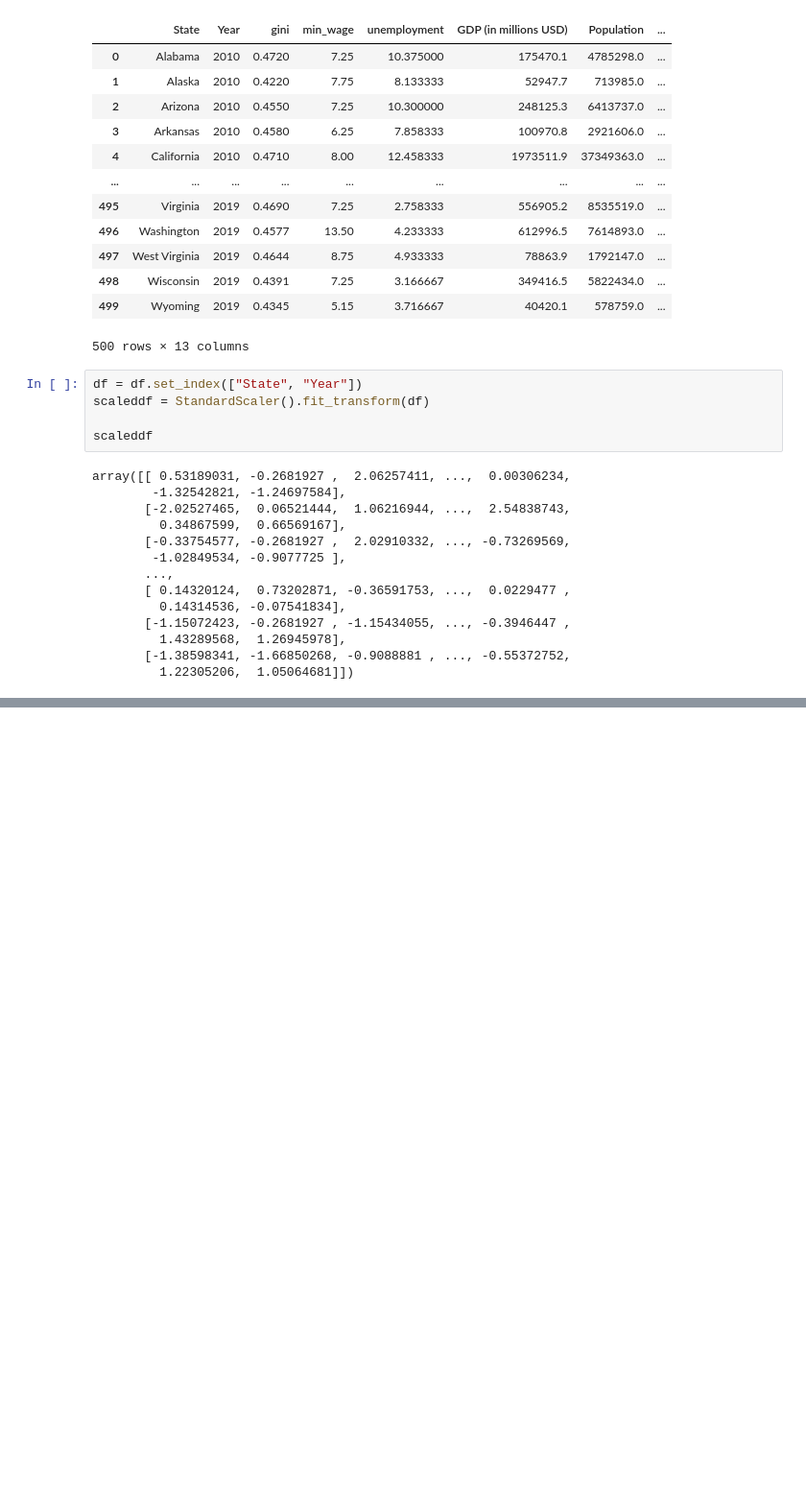
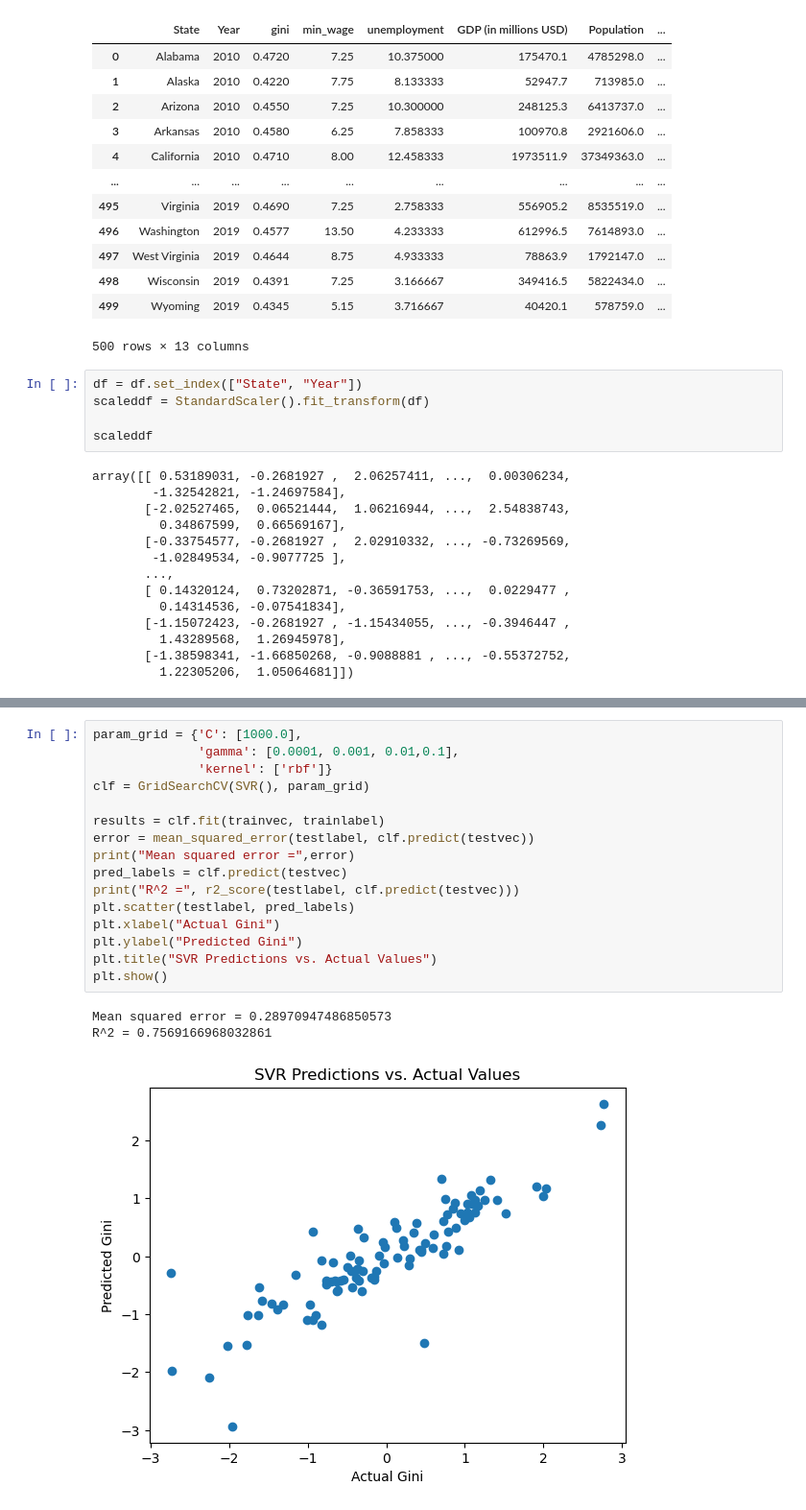
Before and after one commit to harshil0217/CMSE_Min_Wage_Project, a Jupyter notebook: Regression/SupportVectorRegression.ipynb, the cells around one changed output, grey strips where cells are left out. Shown at 96% size. Saved outputs shown, nothing was run; the diff lists cells and outputs as text; blank space fills up the shorter version.

```diff
--- a/Regression/SupportVectorRegression.ipynb
+++ b/Regression/SupportVectorRegression.ipynb
@@ -91,0 +129,20 @@ plt.show()
+# %%
+param_grid = {'C': [1000.0],
+              'gamma': [0.0001, 0.001, 0.01,0.1],
+              'kernel': ['rbf']}
+clf = GridSearchCV(SVR(), param_grid)
+
+results = clf.fit(trainvec, trainlabel)
+error = mean_squared_error(testlabel, clf.predict(testvec))
+print("Mean squared error =",error)
+pred_labels = clf.predict(testvec)
+print("R^2 =", r2_score(testlabel, clf.predict(testvec)))
+plt.scatter(testlabel, pred_labels)
+plt.xlabel("Actual Gini")
+plt.ylabel("Predicted Gini")
+plt.title("SVR Predictions vs. Actual Values")
+plt.show()
+# %% [output]
+Mean squared error = 0.28970947486850573
+R^2 = 0.7569166968032861
+[figure, added]
```
Also changed, not shown: parts of 6 cells of this notebook.
